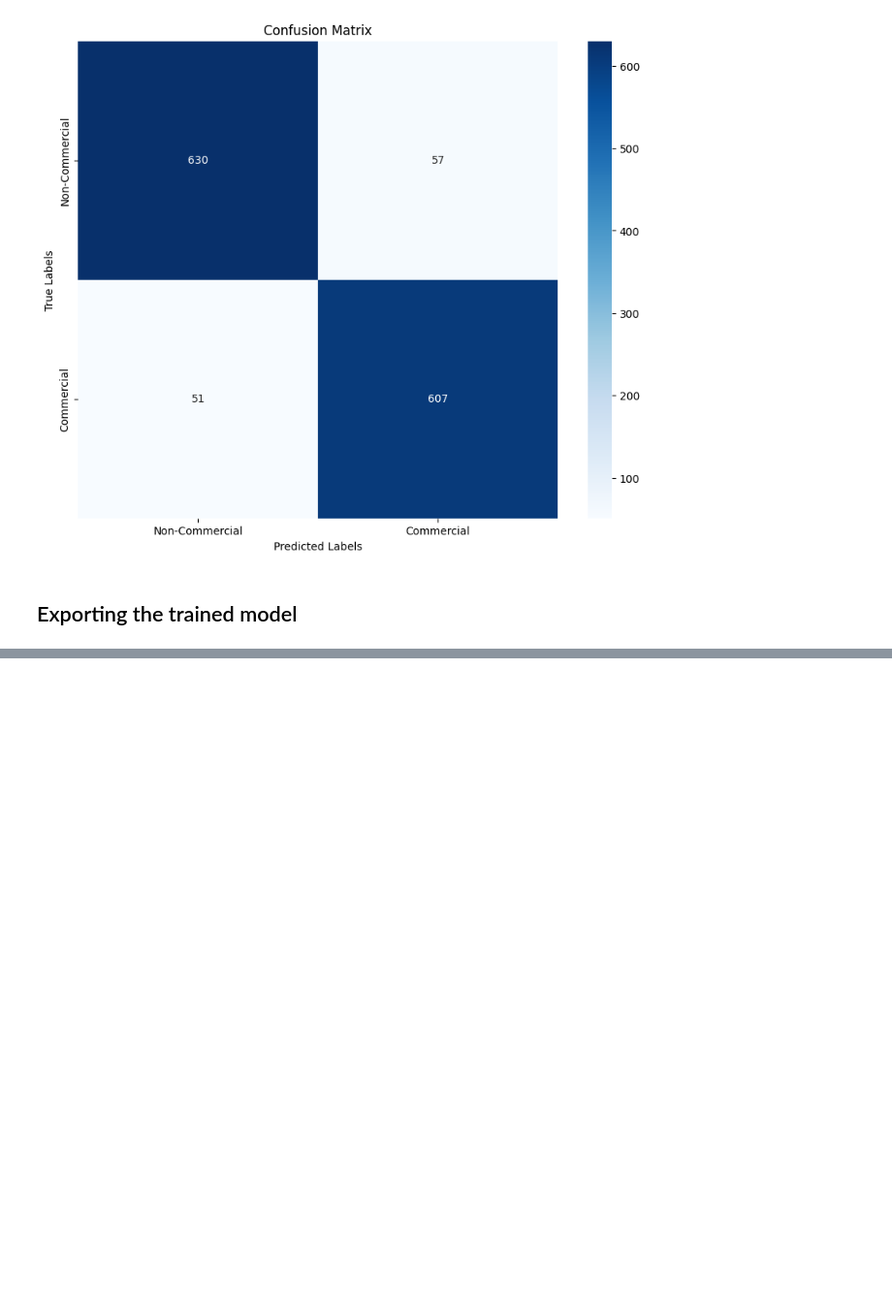
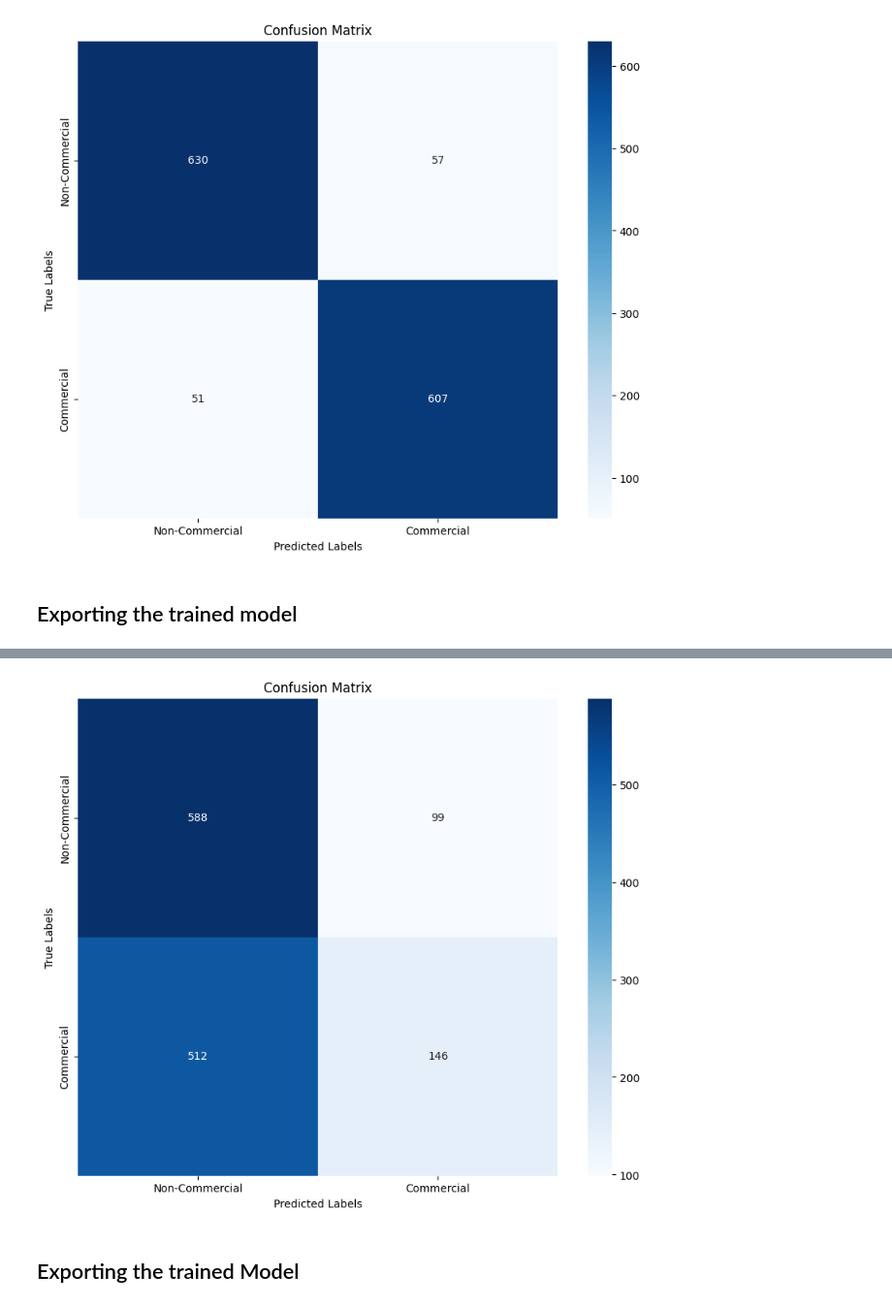
Before and after one commit to AryanNanda17/GSoC_2024-Enhanced_Media_Experience_with_AI-Powered_Commercial_Detection_and_Replacement, a Jupyter notebook: Model/model_training/model_train.ipynb, the cells around one changed output, grey strips where cells are left out. Shown at 97% size. Saved outputs shown, nothing was run; the diff lists cells and outputs as text; code cells hidden in the pictures; blank space fills up the shorter version.

Commit message:
Implemented CNNs+LSTMs  model

```diff
--- a/Model/model_training/model_train.ipynb
+++ b/Model/model_training/model_train.ipynb
@@ -562,0 +590,5 @@ cnn_model.save('./cnn_model.keras')
+# %%
+input_shape = (150, 36, 32, 1)
+
+cnn_lstm_model = cnn_lstm_model(input_shape)
+cnn_lstm_model.summary()
@@ -562,0 +613,5 @@ cnn_model.save('./cnn_model.keras')
+# %%
+# Reshape the data to match the input shape of the model
+X_train_reshaped = X_train.reshape((-1, 150, 36, 32, 1))
+X_val_reshaped = X_val.reshape((-1, 150, 36, 32, 1))
+X_test_reshaped = X_test.reshape((-1, 150, 36, 32, 1))
@@ -562,0 +622,8 @@ cnn_model.save('./cnn_model.keras')
+# %%
+history = cnn_lstm_model.fit(
+    X_train_reshaped, y_train,
+    epochs=20,
+    batch_size=32,
+    validation_data=(X_val_reshaped, y_val)
+    # callbacks=[early_stopping]
+)
@@ -562,0 +660,2 @@ cnn_model.save('./cnn_model.keras')
+# %%
+y_pred = (cnn_lstm_model.predict(X_test_reshaped) > 0.5).astype("int32")
@@ -562,0 +664,11 @@ cnn_model.save('./cnn_model.keras')
+# %%
+plt.figure(figsize=(10, 8))
+sns.heatmap(confusion_matrix(y_test, y_pred), annot=True, fmt='d', cmap='Blues', xticklabels=['Non-Commercial', 'Commercial'], yticklabels=['Non-Commercial', 'Commercial'])
+plt.xlabel('Predicted Labels')
+plt.ylabel('True Labels')
+plt.title('Confusion Matrix')
+plt.show()
+# %% [output]
+[figure, added]
+# %% [markdown]
+## Exporting the trained Model
```
Also changed, not shown: parts of 11 cells of this notebook.
